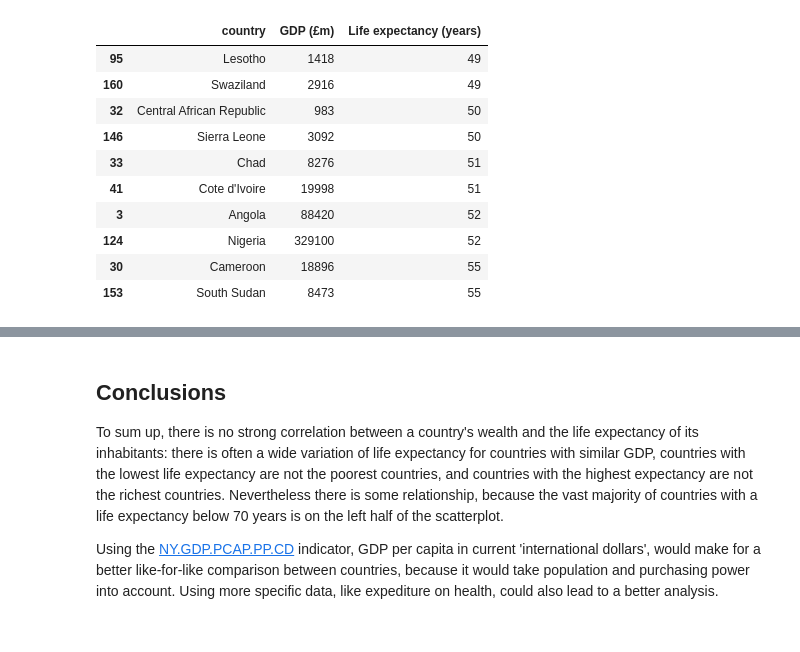
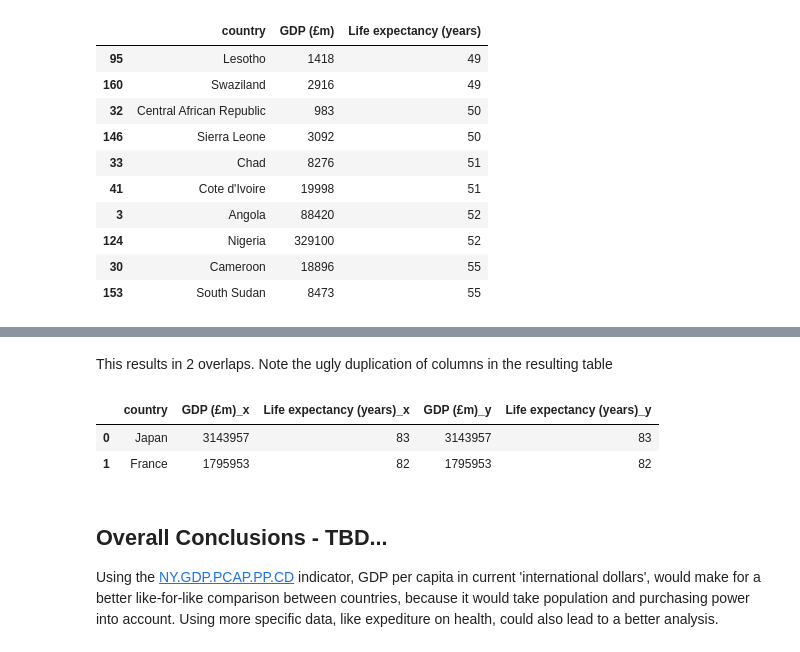
Before and after one commit to herb64/data-analysis, a Jupyter notebook: Week_3_project-herbert-mehlhose.ipynb, the cells around one changed output, grey strips where cells are left out. Drawn from its saved outputs; the diff is of its cells as text; code cells hidden in the pictures.

```diff
--- a/Week_3_project-herbert-mehlhose.ipynb
+++ b/Week_3_project-herbert-mehlhose.ipynb
@@ -177,6 +220,14 @@ gdpVsLife.sort(LIFE).head(10)
+# %%
+matchCountries = merge(top10Live, top10GDP, on=COUNTRY, how='inner')
+# %% [markdown]
+This results in 2 overlaps. Note the ugly duplication of columns in the resulting table
+# %%
+matchCountries
+# %% [output]
+|  | country | GDP (£m)_x | Life expectancy (years)_x | GDP (£m)_y | Life expectancy (years)_y |
+| 0 | Japan | 3143957 | 83 | 3143957 | 83 |
+| 1 | France | 1795953 | 82 | 1795953 | 82 |
 # %% [markdown]
-## Conclusions
-
-To sum up, there is no strong correlation between a country's wealth and the life expectancy of its inhabitants: there is often a wide variation of life expectancy for countries with similar GDP, countries with the lowest life expectancy are not the poorest countries, and countries with the highest expectancy are not the richest countries. Nevertheless there is some relationship, because the vast majority of countries with a life expectancy below 70 years is on the left half of the scatterplot.
+## Overall Conclusions - TBD...
 
 Using the [NY.GDP.PCAP.PP.CD](http://data.worldbank.org/indicator/NY.GDP.PCAP.PP.CD) indicator, GDP per capita in current 'international dollars', would make for a better like-for-like comparison between countries, because it would take population and purchasing power into account. Using more specific data, like expediture on health, could also lead to a better analysis.
```
Also changed, not shown: parts of 8 cells of this notebook.
